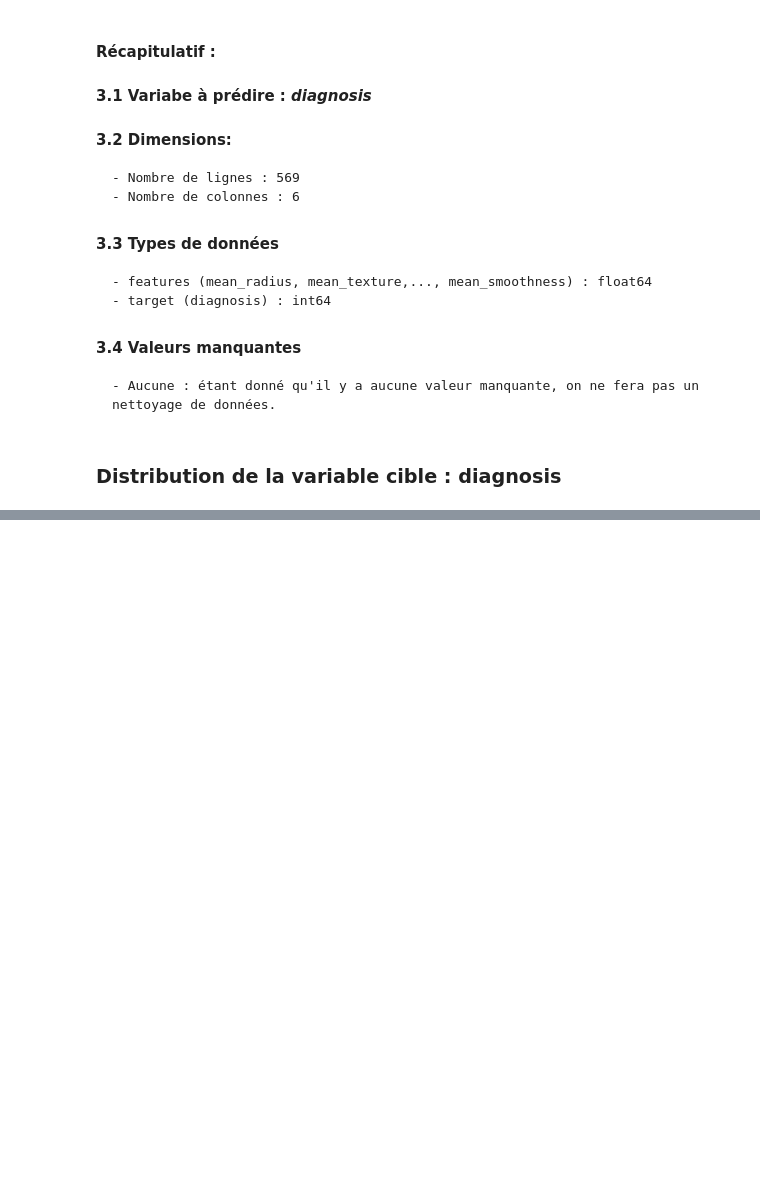
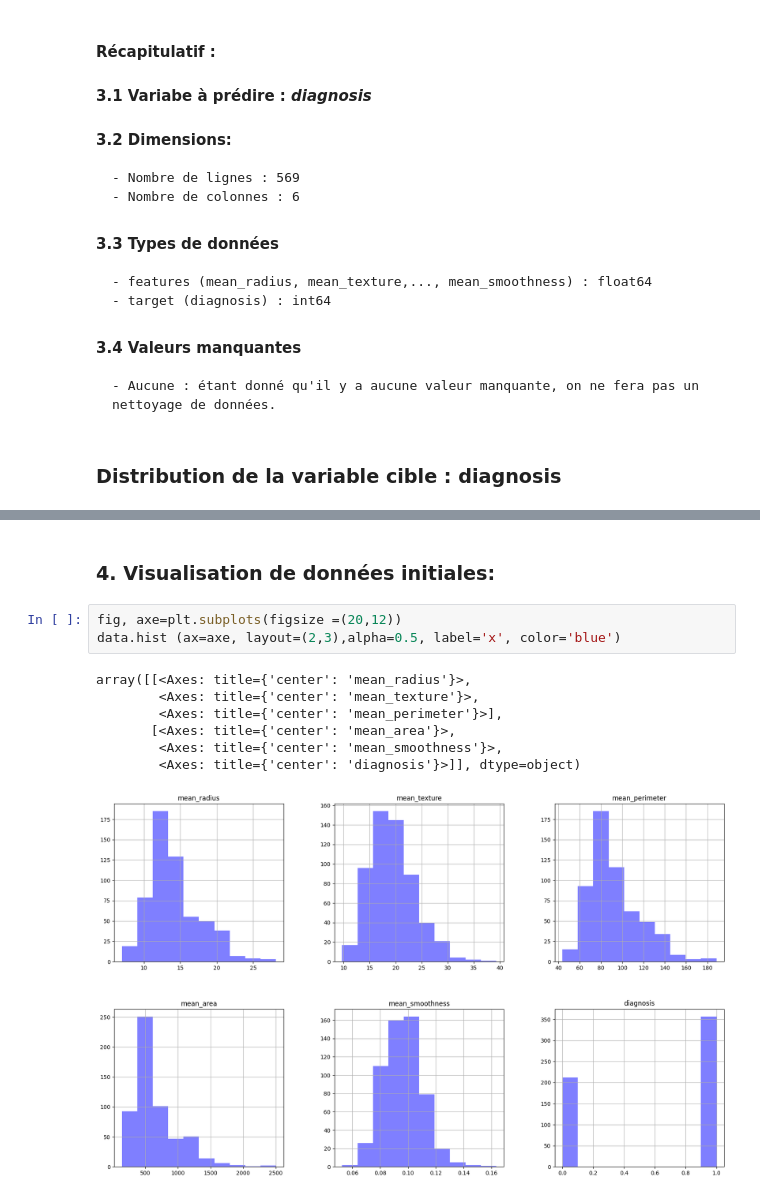
Before and after one commit to hmoustaphaousmane/breast-cancer-prediction, a Jupyter notebook: breast-cancer-prediction-notebook.ipynb, the cells around one changed output, grey strips where cells are left out. Drawn from its saved outputs; the diff is of its cells as text; blank space fills up the shorter version.

```diff
--- a/breast-cancer-prediction-notebook.ipynb
+++ b/breast-cancer-prediction-notebook.ipynb
@@ -88,0 +88,13 @@ Name: count, dtype: int64
+# %% [markdown]
+### 4. Visualisation de données initiales:
+# %%
+fig, axe=plt.subplots(figsize =(20,12))
+data.hist (ax=axe, layout=(2,3),alpha=0.5, label='x', color='blue')
+# %% [output]
+array([[<Axes: title={'center': 'mean_radius'}>,
+        <Axes: title={'center': 'mean_texture'}>,
+        <Axes: title={'center': 'mean_perimeter'}>],
+       [<Axes: title={'center': 'mean_area'}>,
+        <Axes: title={'center': 'mean_smoothness'}>,
+        <Axes: title={'center': 'diagnosis'}>]], dtype=object)
+[figure, added]
```
Also changed, not shown: parts of 12 cells of this notebook.
